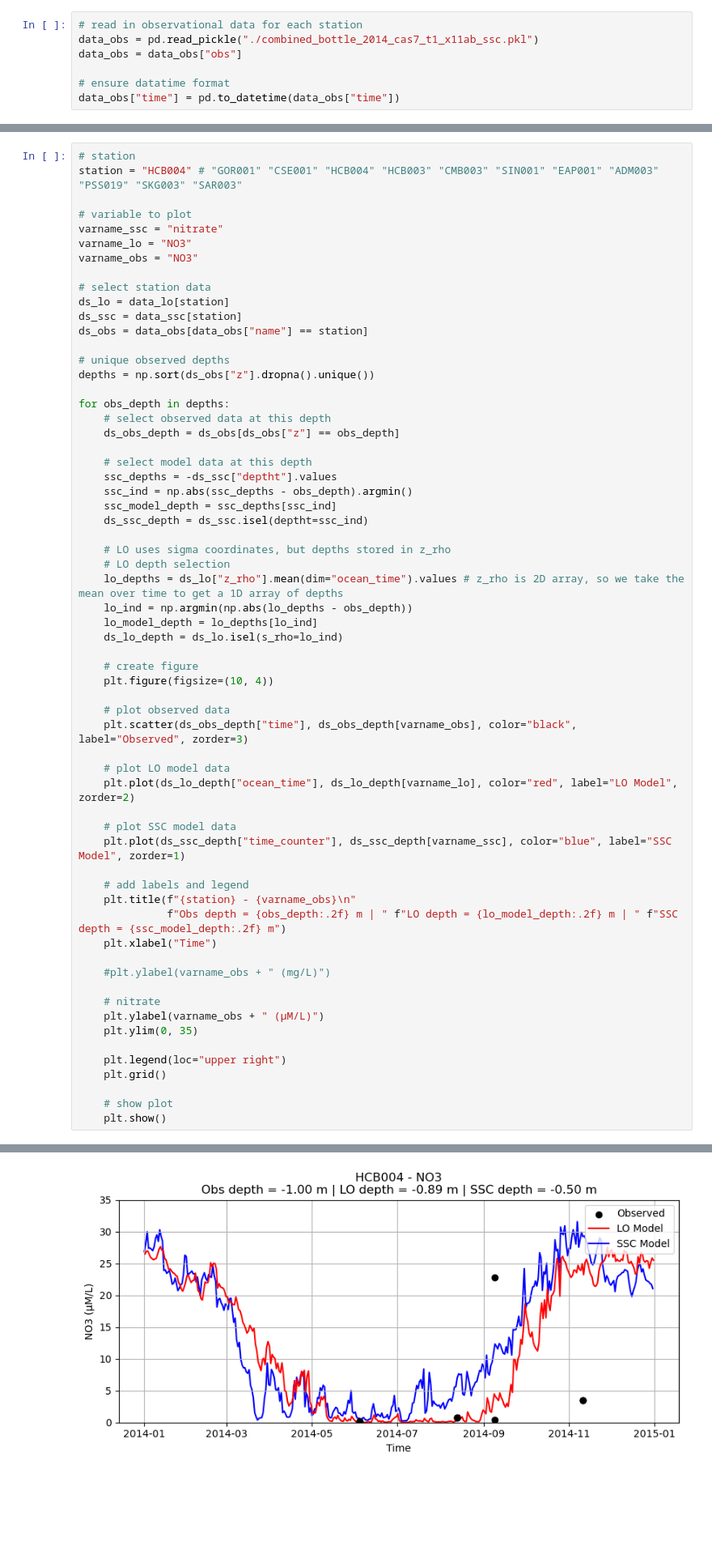
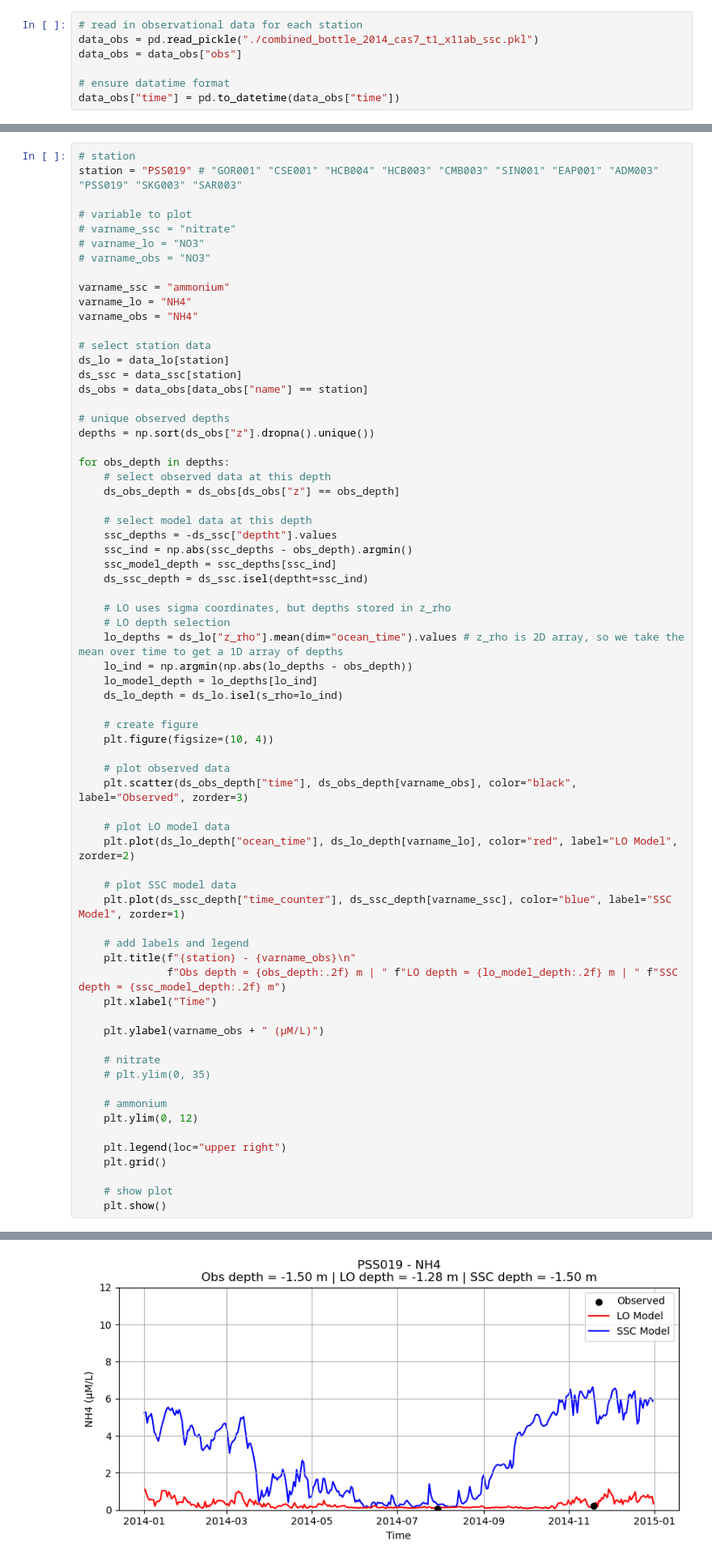
Before and after one commit to tiabottger/LO_user, a Jupyter notebook: intermodel_comparison/timeseries_full.ipynb, the cells around one changed output, grey strips where cells are left out. Shown at 81% size. Cells and saved outputs as stored; diff of their text form; blank space fills up the shorter version.

Commit message:
edit timeseries to plot nh4

```diff
--- a/intermodel_comparison/timeseries_full.ipynb
+++ b/intermodel_comparison/timeseries_full.ipynb
@@ -129,12 +131,16 @@ for obs_depth in depths:
 [figure]
 # %%
 # station
-station = "HCB004" # "GOR001" "CSE001" "HCB004" "HCB003" "CMB003" "SIN001" "EAP001" "ADM003" "PSS019" "SKG003" "SAR003"
+station = "PSS019" # "GOR001" "CSE001" "HCB004" "HCB003" "CMB003" "SIN001" "EAP001" "ADM003" "PSS019" "SKG003" "SAR003"
 
 # variable to plot
-varname_ssc = "nitrate"
-varname_lo = "NO3"
-varname_obs = "NO3"
+# varname_ssc = "nitrate"
+# varname_lo = "NO3"
+# varname_obs = "NO3"
+
+varname_ssc = "ammonium"
+varname_lo = "NH4"
+varname_obs = "NH4"
 
 # select station data
 ds_lo = data_lo[station]
@@ -178,11 +184,13 @@ for obs_depth in depths:
               f"Obs depth = {obs_depth:.2f} m | " f"LO depth = {lo_model_depth:.2f} m | " f"SSC depth = {ssc_model_depth:.2f} m")
     plt.xlabel("Time")
 
-    #plt.ylabel(varname_obs + " (mg/L)")
+    plt.ylabel(varname_obs + " (µM/L)")
 
     # nitrate
-    plt.ylabel(varname_obs + " (µM/L)")
-    plt.ylim(0, 35)
+    # plt.ylim(0, 35)
+
+    # ammonium
+    plt.ylim(0, 12)
 
     plt.legend(loc="upper right")
     plt.grid()
@@ -199 +207 @@ for obs_depth in depths:
-[figure, old version]
+[figure, new version]
```
Also changed, not shown: parts of 3 cells of this notebook.
